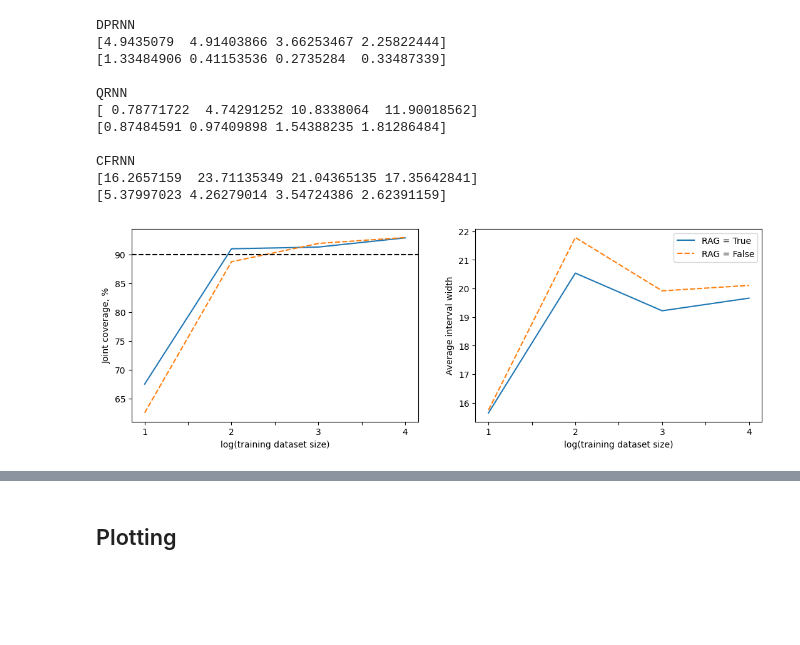
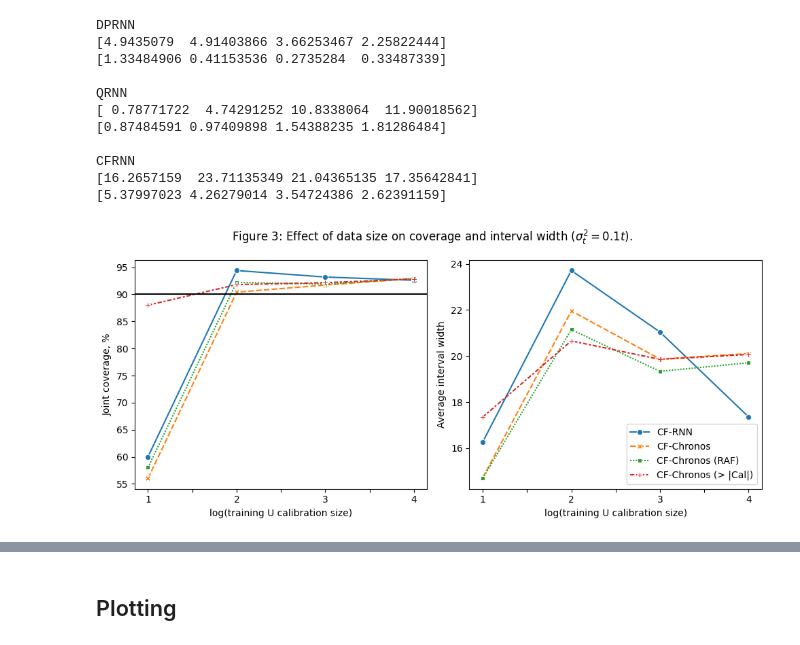
Before and after one commit to emiliocantuc/conformal-chronos, a Jupyter notebook: chronos_results.ipynb, the cells around one changed output, grey strips where cells are left out. Cells and saved outputs as stored; diff of their text form; code cells hidden in the pictures; blank space fills up the shorter version.

```diff
--- a/chronos_results.ipynb
+++ b/chronos_results.ipynb
@@ -29,0 +26,6 @@ files = lambda setting, experiment: [i for i in os.listdir('saved_results/') if
+# %%
+pipeline = chronos.ChronosPipeline.from_pretrained(
+    f'amazon/chronos-t5-tiny',
+    device_map = device,
+    torch_dtype = torch.bfloat16,
+)
@@ -317,10 +331,10 @@ for baseline in ['DPRNN', 'QRNN', 'CFRNN']:
 # %%
-for baseline in ['CHRONOS_CONFORMAL']:
+for baseline in ['CHRONOS_CONFORMAL', 'CHRONOS_CONFORMAL_ALL_DATA']:
     for rag in [True, False]:
+        if 'ALL' in baseline and rag: continue
+        coverages_mean, coverages_std = get_joint_coverages(baseline, 'sample_complexity', seeds=range(5), extra_path_info=f'rag={rag}')
+
         print(baseline, 'RAG', rag)
-        # only ran for 4 seeds! (ran out of time)
-        coverages_mean, coverages_std = get_joint_coverages(baseline, 'sample_complexity', seeds=range(4), extra_path_info=f'rag={rag}')
-
         for m, s in zip(coverages_mean, coverages_std):
             print('{:.1f} \\(\\pm\\) {:.1f}\\%'.format(m, s))
         print()
@@ -363,11 +383,11 @@ CFRNN
 93.2 \(\pm\) 1.2\%
 92.6 \(\pm\) 0.4\%
 # %%
-for baseline in ['CHRONOS_CONFORMAL']:
+for baseline in ['CHRONOS_CONFORMAL', 'CHRONOS_CONFORMAL_ALL_DATA']:
     for rag in [True, False]:
+        if 'ALL' in baseline and rag: continue
         print(baseline, 'RAG', rag)
-        # ditto
-        widths_mean, widths_std = get_interval_widths(baseline, 'sample_complexity', seeds=range(4), extra_path_info=f'rag={rag}')
+        widths_mean, widths_std = get_interval_widths(baseline, 'sample_complexity', seeds=range(5), extra_path_info=f'rag={rag}')
 
         print(widths_mean)
         print(widths_std)
@@ -401,28 +425,36 @@ CFRNN
 [16.2657159  23.71135349 21.04365135 17.35642841]
 [5.37997023 4.26279014 3.54724386 2.62391159]
 # %%
-coverages_mean, coverages_std = {}, {}
-for rag in [True, False]:
-    coverages_mean[f'RAG = {rag}'], coverages_std[f'RAG = {rag}'] = \
-        get_joint_coverages('CHRONOS_CONFORMAL', 'sample_complexity', seeds=range(4), extra_path_info=f'rag={rag}') # 5
+coverages_mean = {'CF-RNN': [60.0, 94.4, 93.2, 92.6]}
+coverages_std  = {'CF-RNN': [16.7, 4.3, 1.2, 0.4]}
 
+widths_mean = {'CF-RNN': [16.2657159, 23.71135349, 21.04365135, 17.35642841]}
+widhts_std  = {'CF-RNN': [5.37997023, 4.26279014, 3.54724386, 2.62391159]}
 
-widths_mean = {}
-for rag in [True, False]:
-    widths_mean[f'RAG = {rag}'], _ = \
-        get_interval_widths('CHRONOS_CONFORMAL', 'sample_complexity', seeds=range(4), extra_path_info=f'rag={rag}') # 5
+for baseline in ['CHRONOS_CONFORMAL', 'CHRONOS_CONFORMAL_ALL_DATA']:
+    for rag in [False, True]:
+        if 'ALL' in baseline and rag: continue
+        name = 'CF-Chronos'
+        if rag: name += ' (RAF)'
+        elif 'ALL' in baseline: name += ' (> |Cal|)'
+        coverages_mean[name], coverages_std[f'RAG = {rag}'] = \
+            get_joint_coverages(baseline, 'sample_complexity', seeds=range(5), extra_path_info=f'rag={rag}') # 5
+        widths_mean[name], _ = \
+            get_interval_widths(baseline, 'sample_complexity', seeds=range(5), extra_path_info=f'rag={rag}') # 5
 
-fig, (ax1, ax2) = plt.subplots(nrows=1, ncols=2, figsize=(13, 4))
+fig, (ax1, ax2) = plt.subplots(nrows=1, ncols=2, figsize=(10, 4.5))
 
-figa = sns.lineplot(ax=ax1, data=coverages_mean, legend=None)
+figa = sns.lineplot(ax=ax1, data=coverages_mean, legend=None, markers=True)
 ax1.set_xticklabels([0,1,'',2,'',3,'',4])
-figa.axhline(90, linestyle="--", color="black")
-figa.set(xlabel="log(training dataset size)", ylabel="Joint coverage, %")
+figa.axhline(90, color="black")
+figa.set(xlabel="log(training U calibration size)", ylabel="Joint coverage, %")
 
-figb = sns.lineplot(ax=ax2, data=widths_mean)
+figb = sns.lineplot(ax=ax2, data=widths_mean, markers=True)
 ax2.set_xticklabels([0,1,'',2,'',3,'',4])
-figb.set(xlabel="log(training dataset size)", ylabel="Average interval width")
-plt.show()
+figb.set(xlabel="log(training U calibration size)", ylabel="Average interval width")
+# plt.show()
+fig.suptitle('Figure 3: Effect of data size on coverage and interval width ($\sigma_t^2 = 0.1t$).')
+fig.tight_layout()
 fig.savefig('{}.png'.format('sample_complexity'), bbox_inches='tight', dpi=600)
 # %% [output]
-[figure, old version]
+[figure, new version]
```
Also changed, not shown: parts of 25 cells of this notebook, 1 other file.
